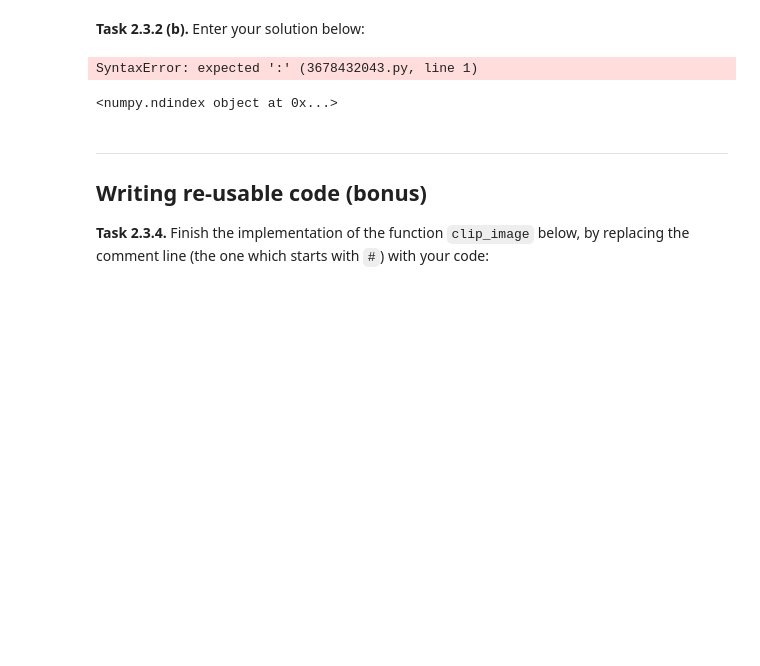
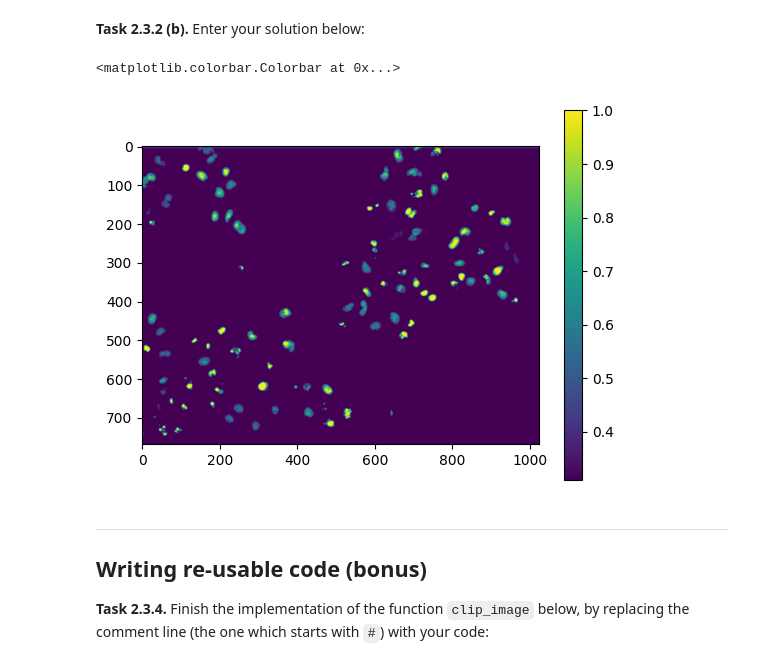
Before and after one commit to N1klasSchmidt/mobi-fs3-python, a Jupyter notebook: task2.ipynb, the cells around one changed output. Drawn from its saved outputs; the diff is of its cells as text; code cells hidden in the pictures; blank space fills up the shorter version.

```diff
--- a/task2.ipynb
+++ b/task2.ipynb
@@ -77,16 +77,24 @@ plt.colorbar()
 [figure]
 # %% [markdown]
 **<a id="#">Task 2.3.2 (b).</a>** Enter your solution below:
-# %%
-for i in range(len(img.flatten())):
-    np.ndindex(img.shape)[]
-# %% [output]
-SyntaxError: expected ':' (3678432043.py, line 1)
-# %%
-len(img.flatten())
-img4 = np.ndindex(img.shape)
-# %% [output]
-<numpy.ndindex object at 0x...>
+# %%
+T1 = 0.31
+T2 = 0.59
+
+img = plt.imread('data/cells.png')
+img4 = img
+
+for i in np.ndindex(img.shape):
+    if img4[i] < T1 :
+        img4[i] = T1
+    if img4[i] > T2 :
+        img[4] = T2
+# %%
+plt.imshow(img4)
+plt.colorbar()
+# %% [output]
+<matplotlib.colorbar.Colorbar at 0x...>
+[figure, added]
 # %% [markdown]
 ---
 
```
